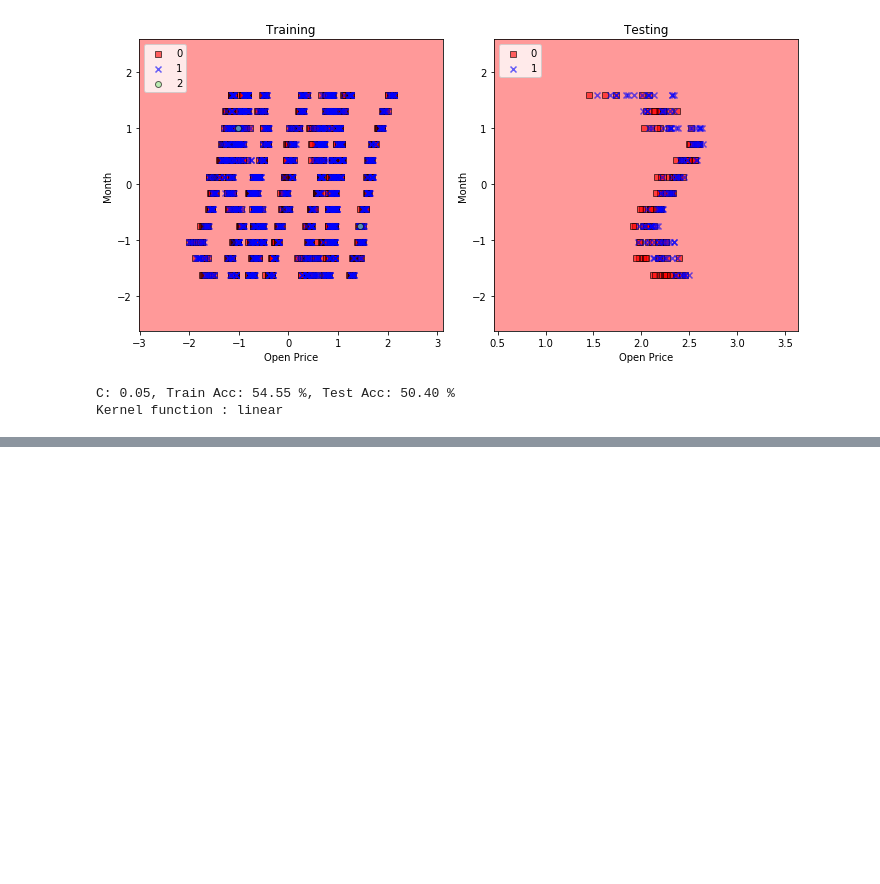
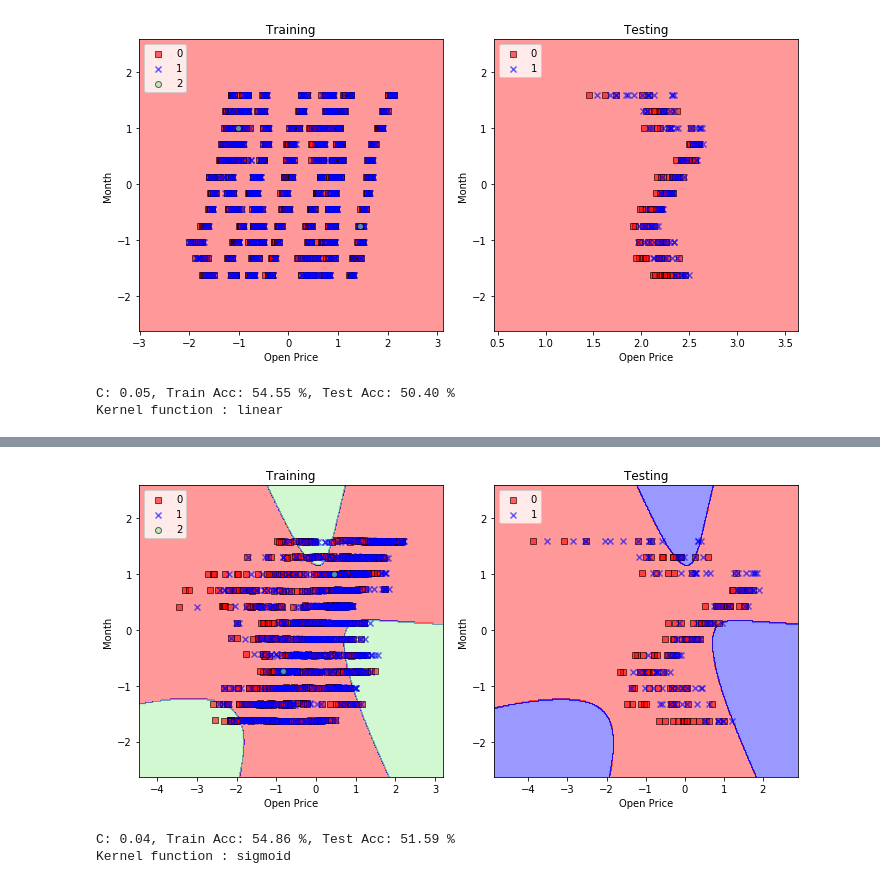
Before and after one commit to Devilmaymai/HomeWork-3, a Jupyter notebook: HW3_SVM.ipynb, the cells around one changed output, grey strips where cells are left out. Drawn from its saved outputs; the diff is of its cells as text; code cells hidden in the pictures; blank space fills up the shorter version.

```diff
--- a/HW3_SVM.ipynb
+++ b/HW3_SVM.ipynb
@@ -324,0 +384,14 @@ print("Kernel function : poly")
+# %%
+plt.figure(figsize=(10,5))
+
+plot_train_test(1, YearStd_train.values, y_train['Diff'].values)
+plot_train_test(2, YearStd_test, y_test['Diff'].values)
+
+plt.show()
+
+print("C: %.2f, Train Acc: %.2f %%, Test Acc: %.2f %%" % (penalty, acc_train, acc_test))
+print("Kernel function : sigmoid")
+# %% [output]
+[figure, added]
+C: 0.04, Train Acc: 54.86 %, Test Acc: 51.59 %
+Kernel function : sigmoid
```
Also changed, not shown: parts of 9 cells of this notebook.
